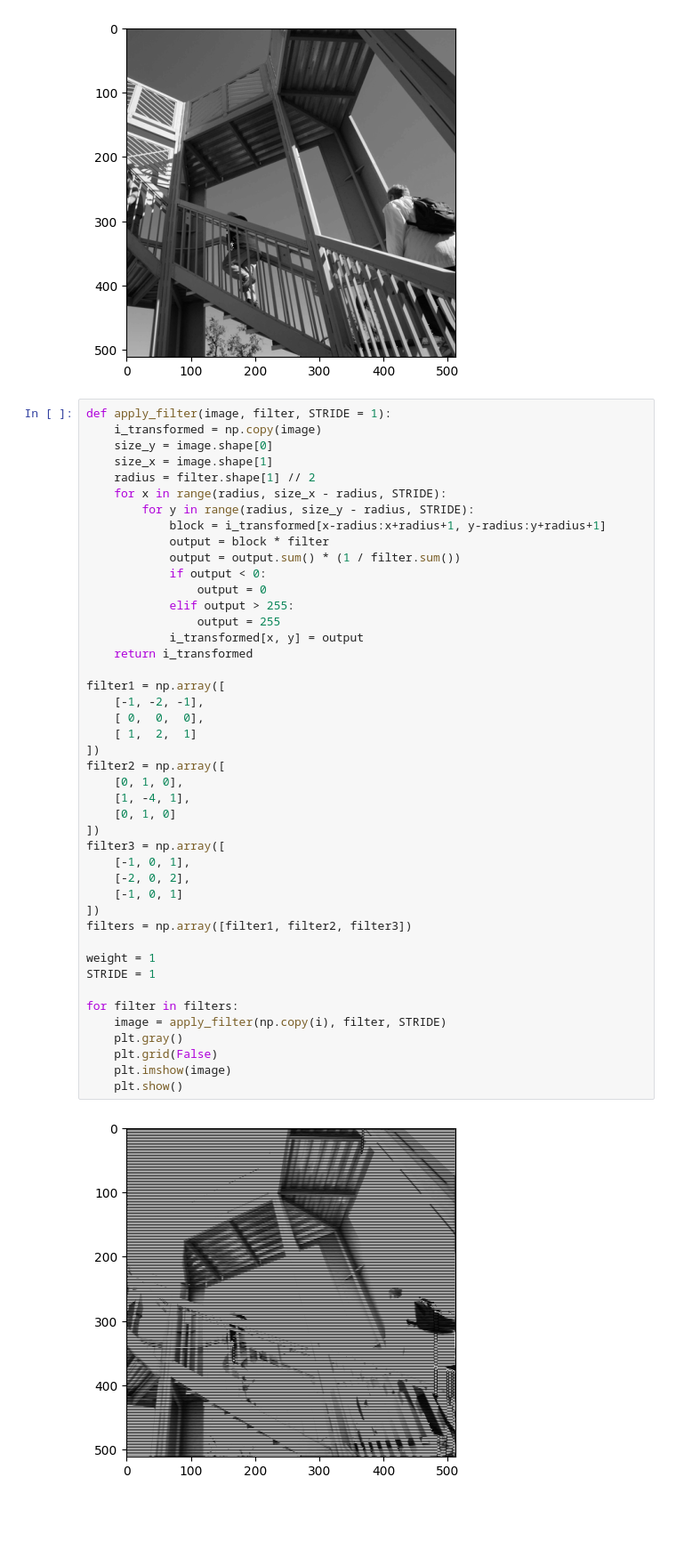
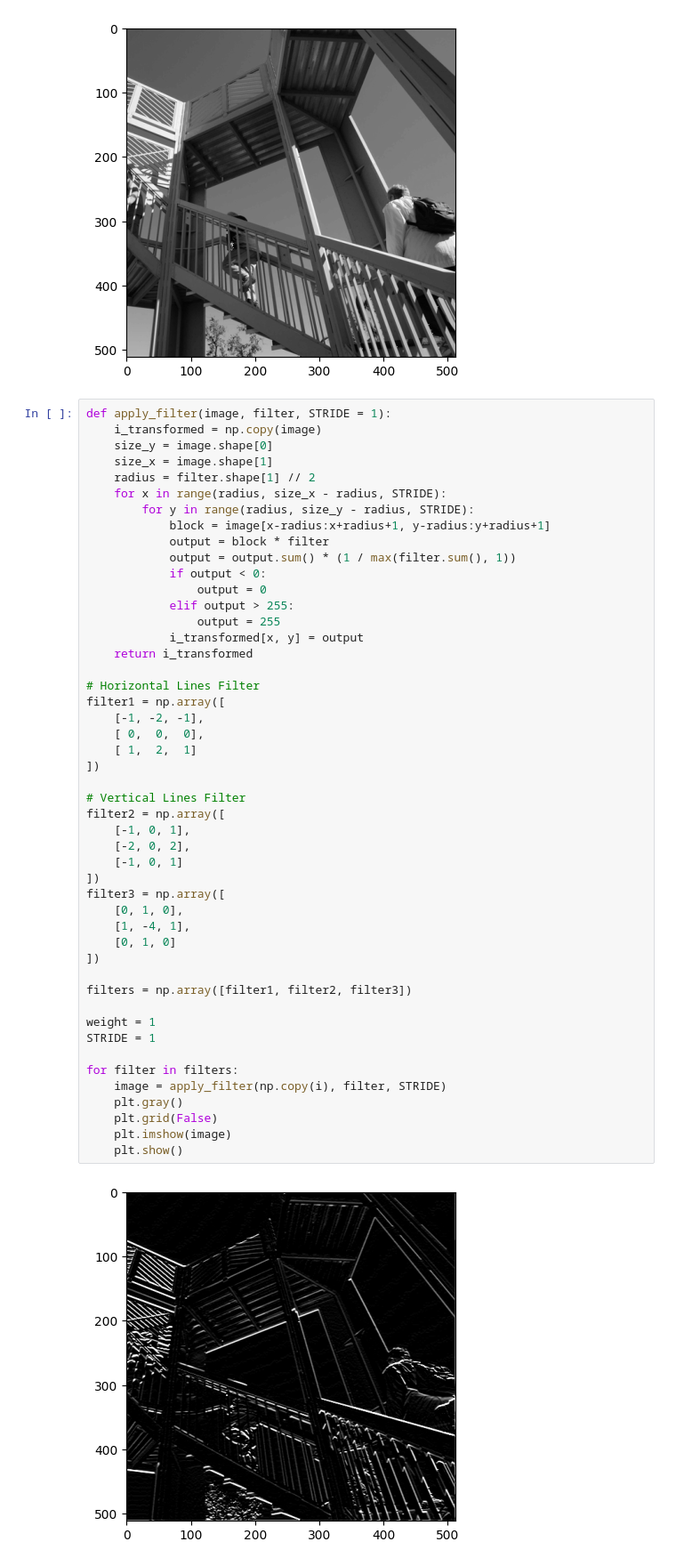
Before and after one commit to mihir1125/google-developer-pathways, a Jupyter notebook: Program neural networks with TensorFlow/cnn.ipynb, the cells around one changed output. Shown at 89% size. Cells and saved outputs as stored; diff of their text form; blank space fills up the shorter version.

Commit message:
Complete cnn with different convolution filters and max pooling layer

```diff
--- a/Program neural networks with TensorFlow/cnn.ipynb
+++ b/Program neural networks with TensorFlow/cnn.ipynb
@@ -19,41 +19,45 @@ def apply_filter(image, filter, STRIDE = 1):
     radius = filter.shape[1] // 2
     for x in range(radius, size_x - radius, STRIDE):
         for y in range(radius, size_y - radius, STRIDE):
-            block = i_transformed[x-radius:x+radius+1, y-radius:y+radius+1]
+            block = image[x-radius:x+radius+1, y-radius:y+radius+1]
             output = block * filter
-            output = output.sum() * (1 / filter.sum())
+            output = output.sum() * (1 / max(filter.sum(), 1))
             if output < 0:
                 output = 0
             elif output > 255:
                 output = 255
             i_transformed[x, y] = output
     return i_transformed
 
+# Horizontal Lines Filter
 filter1 = np.array([
     [-1, -2, -1],
     [ 0,  0,  0],
     [ 1,  2,  1]
 ])
+
+# Vertical Lines Filter
 filter2 = np.array([
+    [-1, 0, 1],
+    [-2, 0, 2],
+    [-1, 0, 1]
+])
+filter3 = np.array([
     [0, 1, 0],
     [1, -4, 1],
     [0, 1, 0]
 ])
-filter3 = np.array([
-    [-1, 0, 1],
-    [-2, 0, 2],
-    [-1, 0, 1]
-])
+
 filters = np.array([filter1, filter2, filter3])
 
 weight = 1
 STRIDE = 1
 
 for filter in filters:
     image = apply_filter(np.copy(i), filter, STRIDE)
     plt.gray()
     plt.grid(False)
     plt.imshow(image)
     plt.show()
 # %% [output]
-[figure, old version]
+[figure, new version]
```
Also changed, not shown: parts of 4 cells of this notebook.
